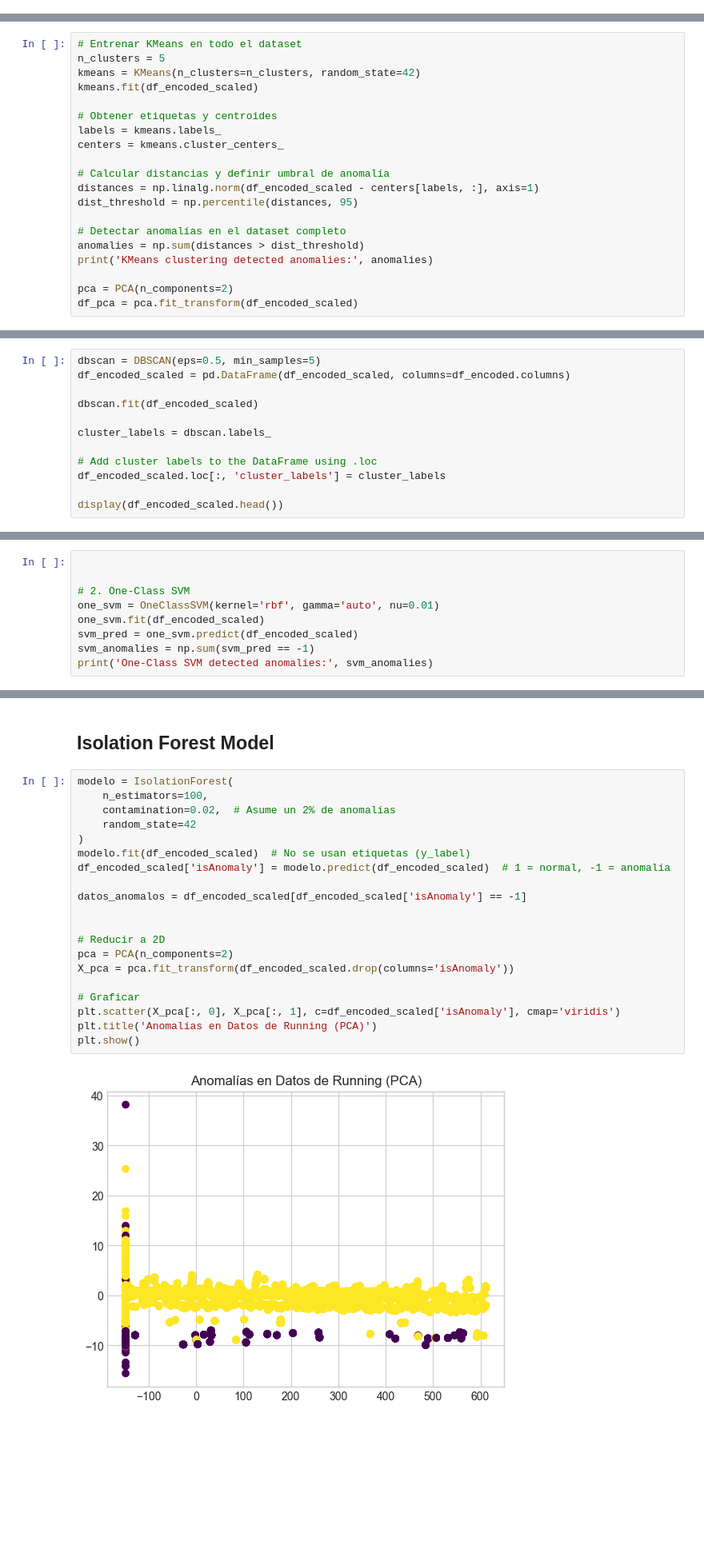
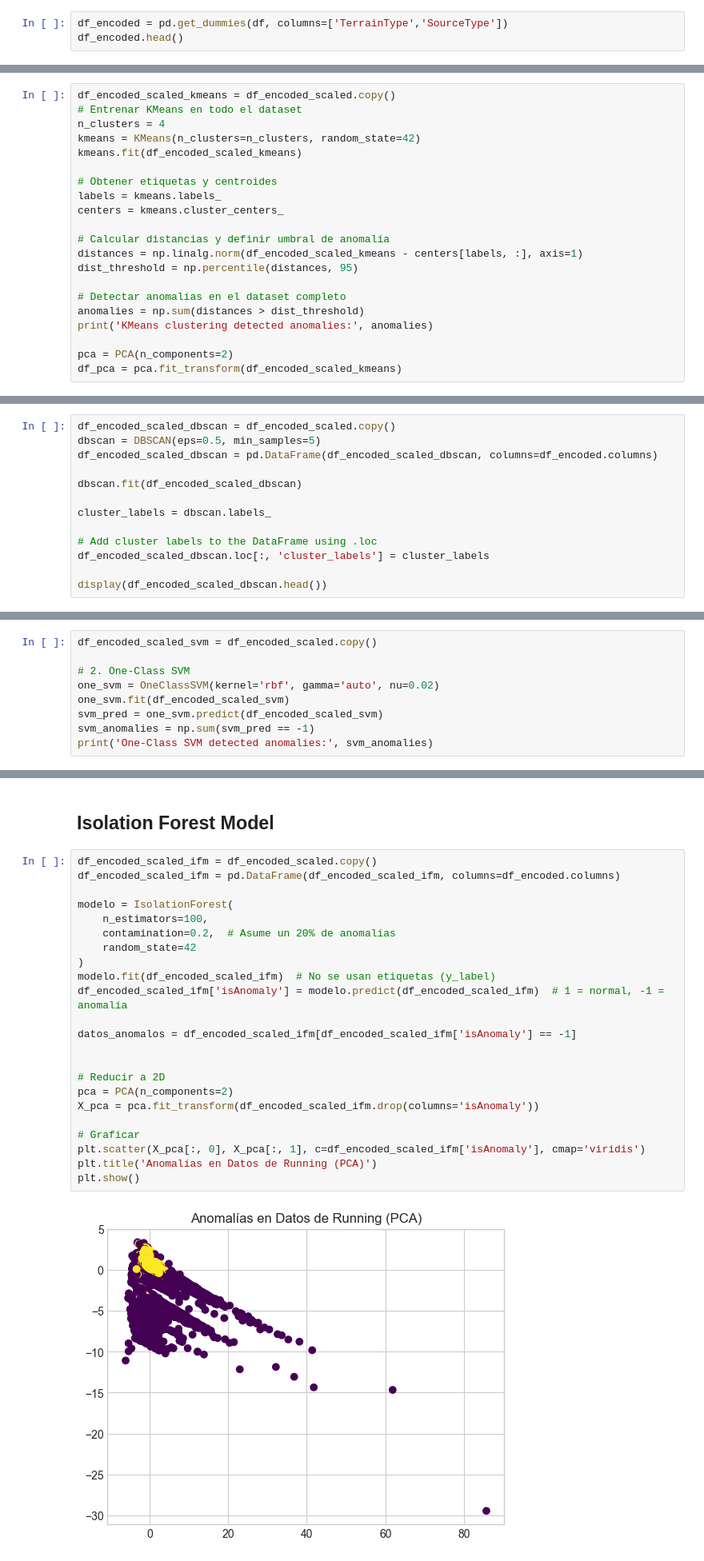
Before and after one commit to lauraich/running_anomalies_detection_data_analysis, a Jupyter notebook: Proyecto_final_analisis_de_datos_I.ipynb, the cells around one changed output, grey strips where cells are left out. Shown at 80% size. Saved outputs shown, nothing was run; the diff lists cells and outputs as text; blank space fills up the shorter version.

Commit message:
Refactor analysis and models for enhanced performance

```diff
--- a/Proyecto_final_analisis_de_datos_I.ipynb
+++ b/Proyecto_final_analisis_de_datos_I.ipynb
@@ -958,0 +1025,3 @@ plt.show()
+# %%
+df_encoded = pd.get_dummies(df, columns=['TerrainType','SourceType'])
+df_encoded.head()
@@ -1047,17 +1106,18 @@ df_encoded_scaled = scaler.fit_transform(df_encoded)  # Asegúrate de que 'scale
 # %% [markdown]
 ## Kmeans
 # %%
+df_encoded_scaled_kmeans = df_encoded_scaled.copy()
 # Entrenar KMeans en todo el dataset
-n_clusters = 5
+n_clusters = 4
 kmeans = KMeans(n_clusters=n_clusters, random_state=42)
-kmeans.fit(df_encoded_scaled)
+kmeans.fit(df_encoded_scaled_kmeans)
 
 # Obtener etiquetas y centroides
 labels = kmeans.labels_
 centers = kmeans.cluster_centers_
 
 # Calcular distancias y definir umbral de anomalía
-distances = np.linalg.norm(df_encoded_scaled - centers[labels, :], axis=1)
+distances = np.linalg.norm(df_encoded_scaled_kmeans - centers[labels, :], axis=1)
 dist_threshold = np.percentile(distances, 95)
 
 # Detectar anomalías en el dataset completo
@@ -1065,5 +1125,5 @@ anomalies = np.sum(distances > dist_threshold)
 print('KMeans clustering detected anomalies:', anomalies)
 
 pca = PCA(n_components=2)
-df_pca = pca.fit_transform(df_encoded_scaled)
+df_pca = pca.fit_transform(df_encoded_scaled_kmeans)
 # %% [output]
@@ -1180,16 +1242,17 @@ plt.show()
 
 Density-Based Spatial Clustering of Applications with Noise es un algoritmo de clustering que agrupa puntos en función de su densidad y será usado para el proceso de identificación de datos atípicos
 # %%
+df_encoded_scaled_dbscan = df_encoded_scaled.copy()
 dbscan = DBSCAN(eps=0.5, min_samples=5)
-df_encoded_scaled = pd.DataFrame(df_encoded_scaled, columns=df_encoded.columns)
+df_encoded_scaled_dbscan = pd.DataFrame(df_encoded_scaled_dbscan, columns=df_encoded.columns)
 
-dbscan.fit(df_encoded_scaled)
+dbscan.fit(df_encoded_scaled_dbscan)
 
 cluster_labels = dbscan.labels_
 
 # Add cluster labels to the DataFrame using .loc
-df_encoded_scaled.loc[:, 'cluster_labels'] = cluster_labels
+df_encoded_scaled_dbscan.loc[:, 'cluster_labels'] = cluster_labels
 
-display(df_encoded_scaled.head())
+display(df_encoded_scaled_dbscan.head())
 # %% [output]
 |  | DurationInSeconds | DistanceInMeters | Steps | AverageSpeedInMetersPerSecond | AveragePaceInMinutesPerKilometer | ... |
@@ -1303,12 +1350,12 @@ df_encoded_scaled.drop('cluster_labels', axis=1)
 # %% [markdown]
 ## SVM
 # %%
-
+df_encoded_scaled_svm = df_encoded_scaled.copy()
 
 # 2. One-Class SVM
-one_svm = OneClassSVM(kernel='rbf', gamma='auto', nu=0.01)
-one_svm.fit(df_encoded_scaled)
-svm_pred = one_svm.predict(df_encoded_scaled)
+one_svm = OneClassSVM(kernel='rbf', gamma='auto', nu=0.02)
+one_svm.fit(df_encoded_scaled_svm)
+svm_pred = one_svm.predict(df_encoded_scaled_svm)
 svm_anomalies = np.sum(svm_pred == -1)
 print('One-Class SVM detected anomalies:', svm_anomalies)
 # %% [output]
@@ -1329,27 +1376,30 @@ plt.show()
 # %% [markdown]
 ## Isolation Forest Model
 # %%
+df_encoded_scaled_ifm = df_encoded_scaled.copy()
+df_encoded_scaled_ifm = pd.DataFrame(df_encoded_scaled_ifm, columns=df_encoded.columns)
+
 modelo = IsolationForest(
     n_estimators=100,
-    contamination=0.02,  # Asume un 2% de anomalías
+    contamination=0.2,  # Asume un 20% de anomalías
     random_state=42
 )
-modelo.fit(df_encoded_scaled)  # No se usan etiquetas (y_label)
-df_encoded_scaled['isAnomaly'] = modelo.predict(df_encoded_scaled)  # 1 = normal, -1 = anomalía
+modelo.fit(df_encoded_scaled_ifm)  # No se usan etiquetas (y_label)
+df_encoded_scaled_ifm['isAnomaly'] = modelo.predict(df_encoded_scaled_ifm)  # 1 = normal, -1 = anomalía
 
-datos_anomalos = df_encoded_scaled[df_encoded_scaled['isAnomaly'] == -1]
+datos_anomalos = df_encoded_scaled_ifm[df_encoded_scaled_ifm['isAnomaly'] == -1]
 
 
 # Reducir a 2D
 pca = PCA(n_components=2)
-X_pca = pca.fit_transform(df_encoded_scaled.drop(columns='isAnomaly'))
+X_pca = pca.fit_transform(df_encoded_scaled_ifm.drop(columns='isAnomaly'))
 
 # Graficar
-plt.scatter(X_pca[:, 0], X_pca[:, 1], c=df_encoded_scaled['isAnomaly'], cmap='viridis')
+plt.scatter(X_pca[:, 0], X_pca[:, 1], c=df_encoded_scaled_ifm['isAnomaly'], cmap='viridis')
 plt.title('Anomalías en Datos de Running (PCA)')
 plt.show()
 # %% [output]
-[figure, old version]
+[figure, new version]
 # %%
 print('Isolation Forest detected anomalies: ', len(datos_anomalos))
 # %% [output]
```
Also changed, not shown: parts of 57 cells of this notebook.
